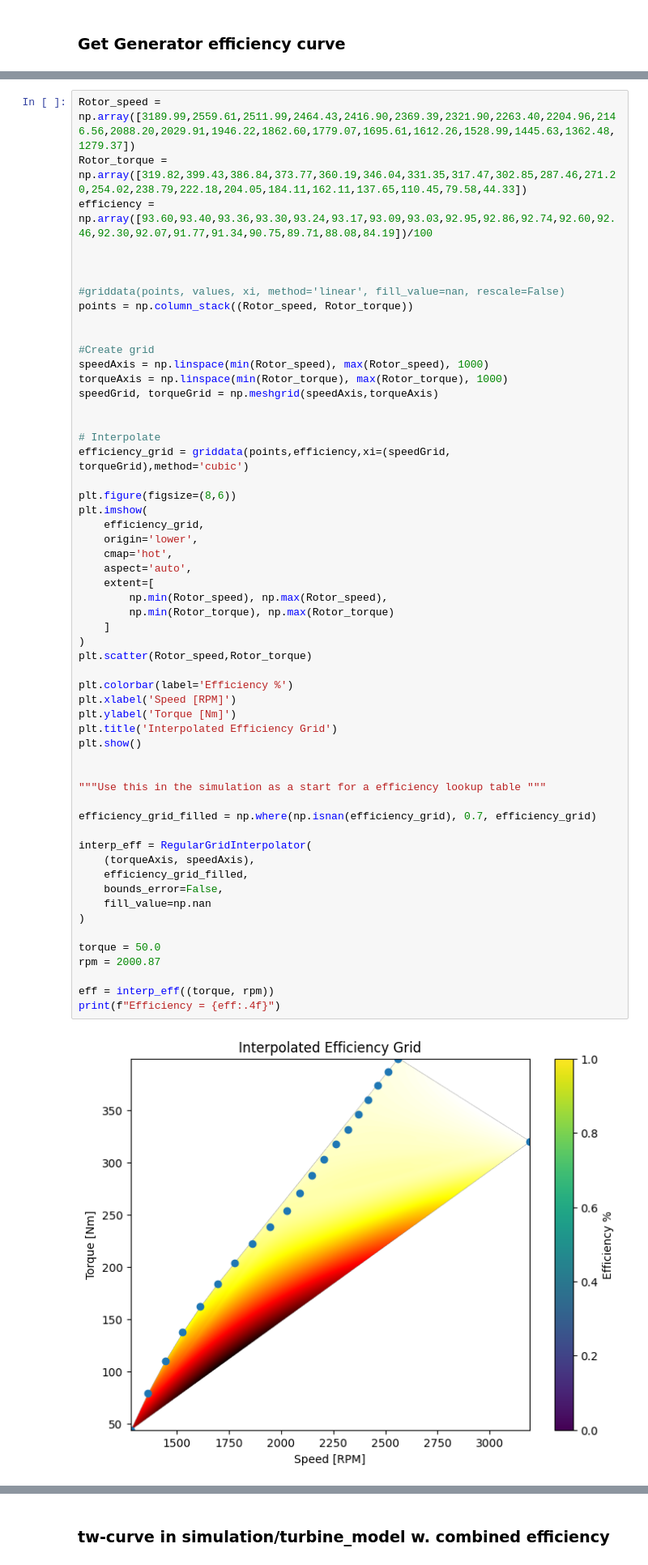
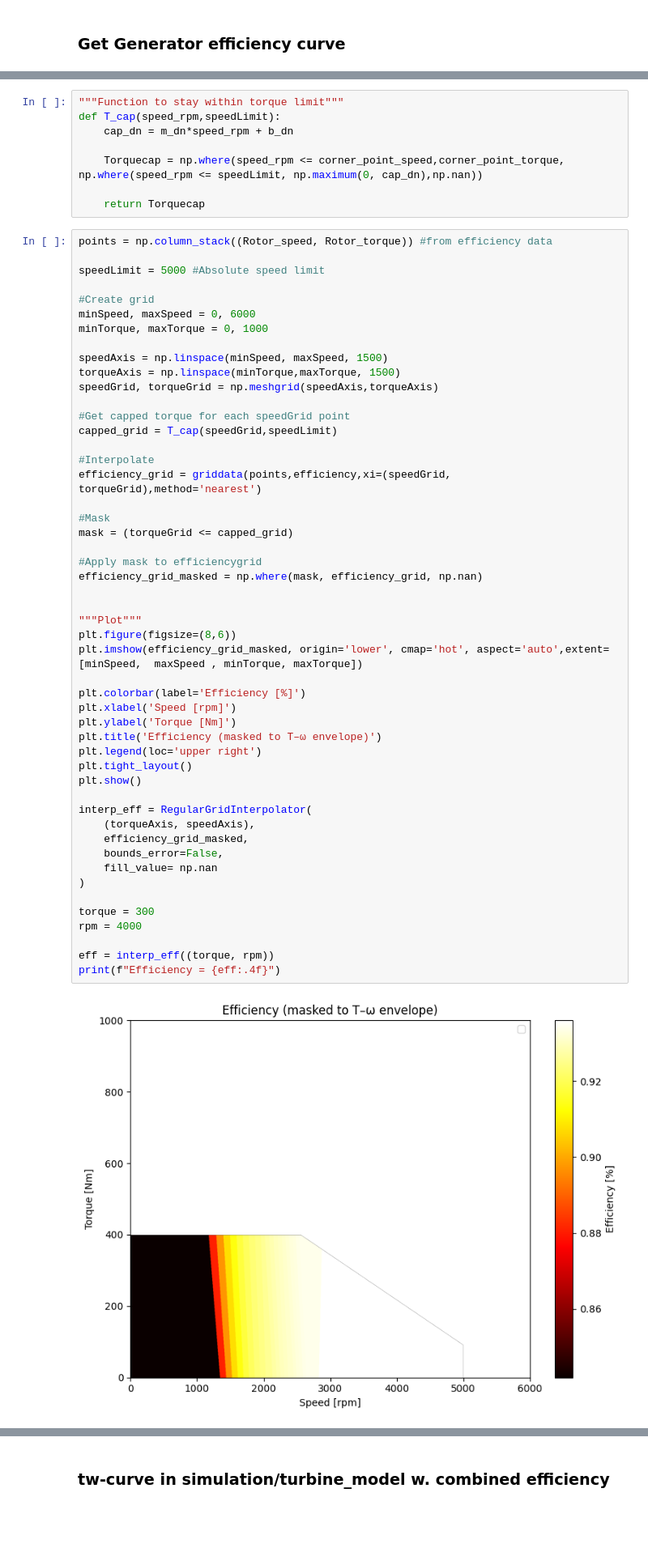
Before and after one commit to rama0422/kite-turbine-control, a Jupyter notebook: Data/GeneratorTuning.ipynb, the cells around one changed output, grey strips where cells are left out. Shown at 81% size. Drawn from its saved outputs; the diff is of its cells as text; blank space fills up the shorter version.

Commit message:
Tw-curve+efficiency done

```diff
--- a/Data/GeneratorTuning.ipynb
+++ b/Data/GeneratorTuning.ipynb
@@ -444,58 +447,60 @@ plt.plot(x_fit, y_fit_dn, linewidth=2)
+# %%
+"""Function to stay within torque limit"""
+def T_cap(speed_rpm,speedLimit):
+    cap_dn = m_dn*speed_rpm + b_dn
+
+    Torquecap = np.where(speed_rpm <= corner_point_speed,corner_point_torque, np.where(speed_rpm <= speedLimit, np.maximum(0, cap_dn),np.nan))
+
+    return Torquecap
 # %%
-Rotor_speed = np.array([3189.99,2559.61,2511.99,2464.43,2416.90,2369.39,2321.90,2263.40,2204.96,2146.56,2088.20,2029.91,1946.22,1862.60,1779.07,1695.61,1612.26,1528.99,1445.63,1362.48,1279.37])
-Rotor_torque = np.array([319.82,399.43,386.84,373.77,360.19,346.04,331.35,317.47,302.85,287.46,271.20,254.02,238.79,222.18,204.05,184.11,162.11,137.65,110.45,79.58,44.33])
-efficiency = np.array([93.60,93.40,93.36,93.30,93.24,93.17,93.09,93.03,92.95,92.86,92.74,92.60,92.46,92.30,92.07,91.77,91.34,90.75,89.71,88.08,84.19])/100
+points = np.column_stack((Rotor_speed, Rotor_torque)) #from efficiency data
+
+speedLimit = 5000 #Absolute speed limit
+
+#Create grid
+minSpeed, maxSpeed = 0, 6000
+minTorque, maxTorque = 0, 1000
+
+speedAxis = np.linspace(minSpeed, maxSpeed, 1500)
+torqueAxis = np.linspace(minTorque,maxTorque, 1500)
+speedGrid, torqueGrid = np.meshgrid(speedAxis,torqueAxis)
+
+#Get capped torque for each speedGrid point
+capped_grid = T_cap(speedGrid,speedLimit)
+
+#Interpolate
+efficiency_grid = griddata(points,efficiency,xi=(speedGrid, torqueGrid),method='nearest')
+
+#Mask
+mask = (torqueGrid <= capped_grid)
+
+#Apply mask to efficiencygrid
+efficiency_grid_masked = np.where(mask, efficiency_grid, np.nan)
 
 
+"""Plot"""
+plt.figure(figsize=(8,6))
+plt.imshow(efficiency_grid_masked, origin='lower', cmap='hot', aspect='auto',extent=[minSpeed,  maxSpeed , minTorque, maxTorque])
 
-#griddata(points, values, xi, method='linear', fill_value=nan, rescale=False)
-points = np.column_stack((Rotor_speed, Rotor_torque))
-
-
-#Create grid
-speedAxis = np.linspace(min(Rotor_speed), max(Rotor_speed), 1000)
-torqueAxis = np.linspace(min(Rotor_torque), max(Rotor_torque), 1000)
-speedGrid, torqueGrid = np.meshgrid(speedAxis,torqueAxis)
-
-
-# Interpolate
-efficiency_grid = griddata(points,efficiency,xi=(speedGrid, torqueGrid),method='cubic')
-
-plt.figure(figsize=(8,6))
-plt.imshow(
-    efficiency_grid,
-    origin='lower',
-    cmap='hot',
-    aspect='auto',
-    extent=[
-        np.min(Rotor_speed), np.max(Rotor_speed),
-        np.min(Rotor_torque), np.max(Rotor_torque)
-    ]
-)
-plt.scatter(Rotor_speed,Rotor_torque)
-
-plt.colorbar(label='Efficiency %')
-plt.xlabel('Speed [RPM]')
+plt.colorbar(label='Efficiency [%]')
+plt.xlabel('Speed [rpm]')
 plt.ylabel('Torque [Nm]')
-plt.title('Interpolated Efficiency Grid')
+plt.title('Efficiency (masked to T–ω envelope)')
+plt.legend(loc='upper right')
+plt.tight_layout()
 plt.show()
-
-
-"""Use this in the simulation as a start for a efficiency lookup table """
-
-efficiency_grid_filled = np.where(np.isnan(efficiency_grid), 0.7, efficiency_grid)
 
 interp_eff = RegularGridInterpolator(
     (torqueAxis, speedAxis),
-    efficiency_grid_filled,
+    efficiency_grid_masked,
     bounds_error=False,
-    fill_value=np.nan
+    fill_value= np.nan
 )
 
-torque = 50.0
-rpm = 2000.87
+torque = 300
+rpm = 4000
 
 eff = interp_eff((torque, rpm))
 print(f"Efficiency = {eff:.4f}")
 # %% [output]
-[figure, old version]
+[figure, new version]
```
Also changed, not shown: parts of 3 cells of this notebook.
